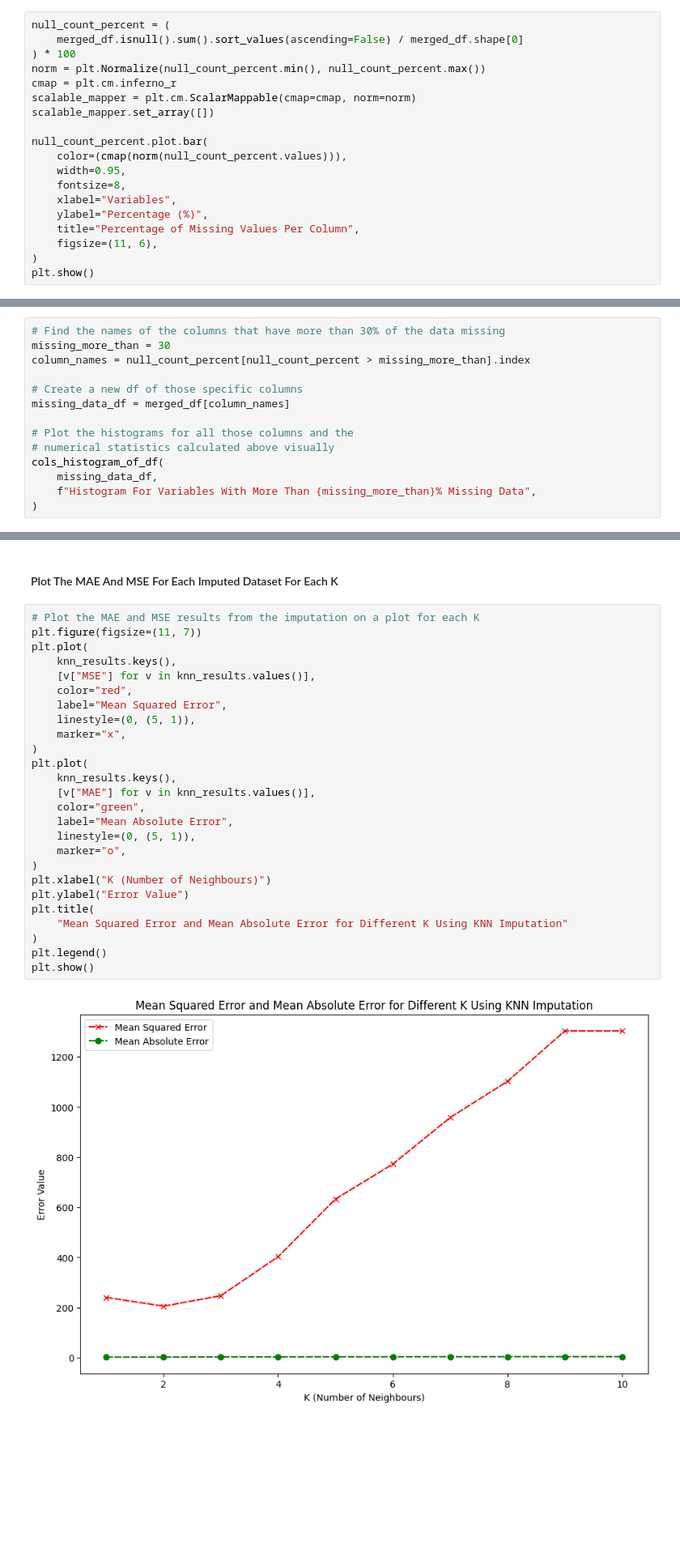
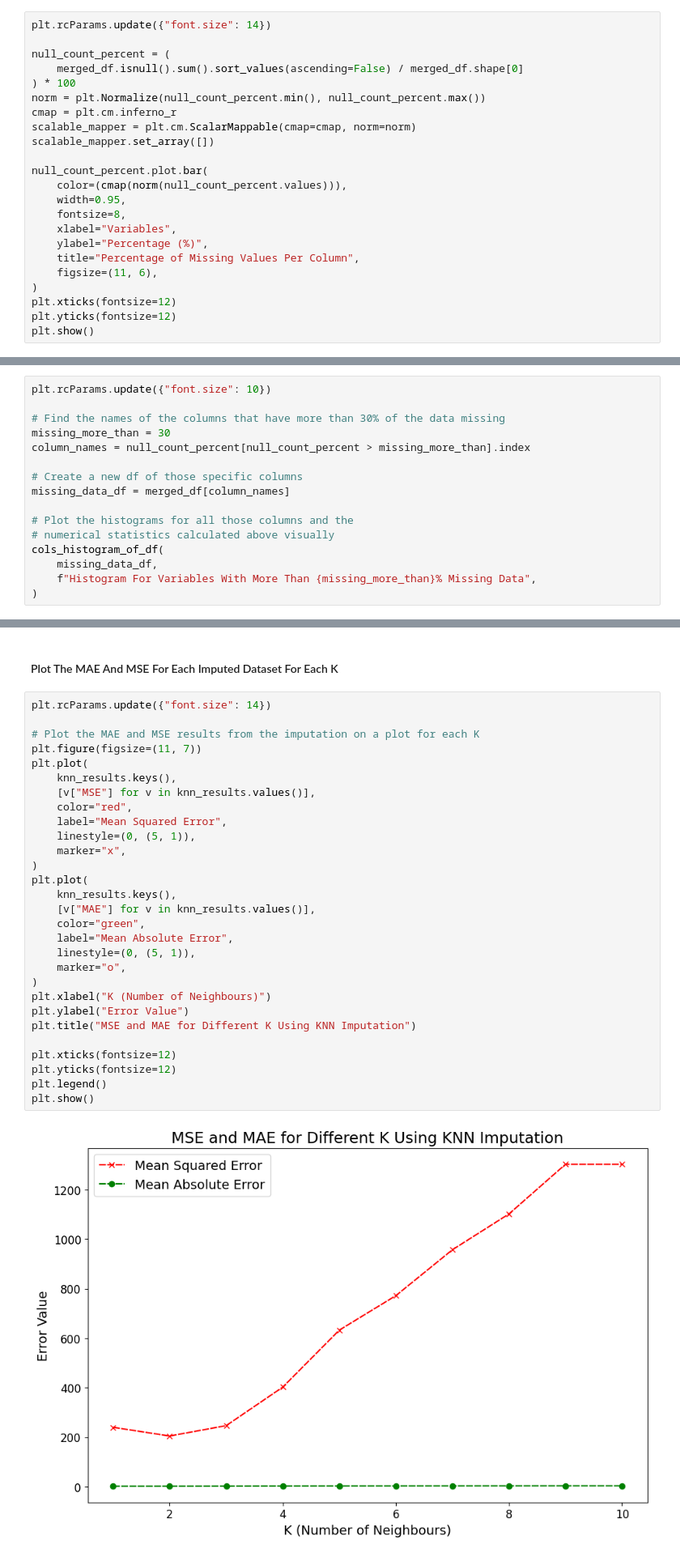
Before and after one commit to raoalihasan1/ML-MCI-AD-Conversion, a Jupyter notebook: data_preprocessing.ipynb, the cells around one changed output, grey strips where cells are left out. Shown at 81% size. Drawn from its saved outputs; the diff is of its cells as text; blank space fills up the shorter version.

```diff
--- a/data_preprocessing.ipynb
+++ b/data_preprocessing.ipynb
@@ -509,6 +509,8 @@ DX:     ['MCI' 'Dementia'] -> [0, 1]
 # %% [markdown]
 ### Visualise The Amount Of Missing Data And The Statistics Of The Columns With The Most Missing Data
 # %%
+plt.rcParams.update({"font.size": 14})
+
 null_count_percent = (
     merged_df.isnull().sum().sort_values(ascending=False) / merged_df.shape[0]
 ) * 100
@@ -526,5 +528,7 @@ null_count_percent.plot.bar(
     title="Percentage of Missing Values Per Column",
     figsize=(11, 6),
 )
+plt.xticks(fontsize=12)
+plt.yticks(fontsize=12)
 plt.show()
 # %% [output]
@@ -532,4 +536,6 @@ plt.show()
 # %%
+plt.rcParams.update({"font.size": 10})
+
 # Find the names of the columns that have more than 30% of the data missing
 missing_more_than = 30
 column_names = null_count_percent[null_count_percent > missing_more_than].index
@@ -589,33 +595,36 @@ for n in range(1, 11):
 # %% [markdown]
 #### Plot The MAE And MSE For Each Imputed Dataset For Each K
 # %%
+plt.rcParams.update({"font.size": 14})
+
 # Plot the MAE and MSE results from the imputation on a plot for each K
 plt.figure(figsize=(11, 7))
 plt.plot(
     knn_results.keys(),
     [v["MSE"] for v in knn_results.values()],
     color="red",
     label="Mean Squared Error",
     linestyle=(0, (5, 1)),
     marker="x",
 )
 plt.plot(
     knn_results.keys(),
     [v["MAE"] for v in knn_results.values()],
     color="green",
     label="Mean Absolute Error",
     linestyle=(0, (5, 1)),
     marker="o",
 )
 plt.xlabel("K (Number of Neighbours)")
 plt.ylabel("Error Value")
-plt.title(
-    "Mean Squared Error and Mean Absolute Error for Different K Using KNN Imputation"
-)
+plt.title("MSE and MAE for Different K Using KNN Imputation")
+
+plt.xticks(fontsize=12)
+plt.yticks(fontsize=12)
 plt.legend()
 plt.show()
 # %% [output]
-[figure, old version]
+[figure, new version]
 # %%
 # K=2 has the best performance when performing imputation so look into its exact values
 knn_res = knn_results[2]
```
Also changed, not shown: parts of 6 cells of this notebook, 4 other files.
